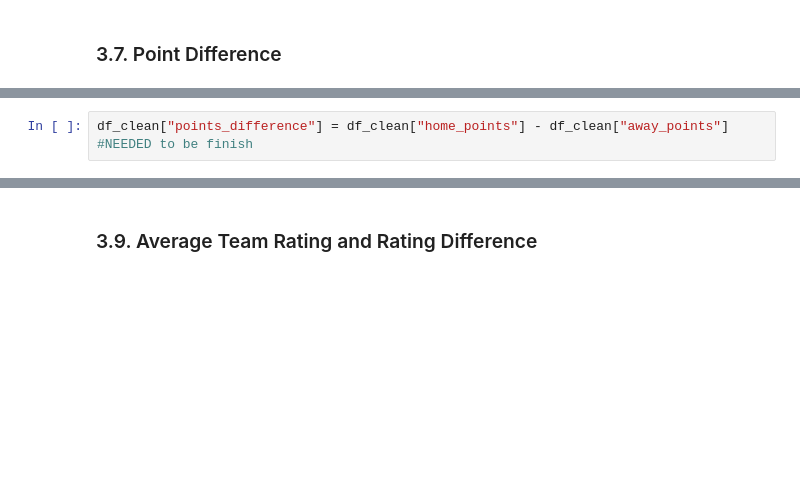
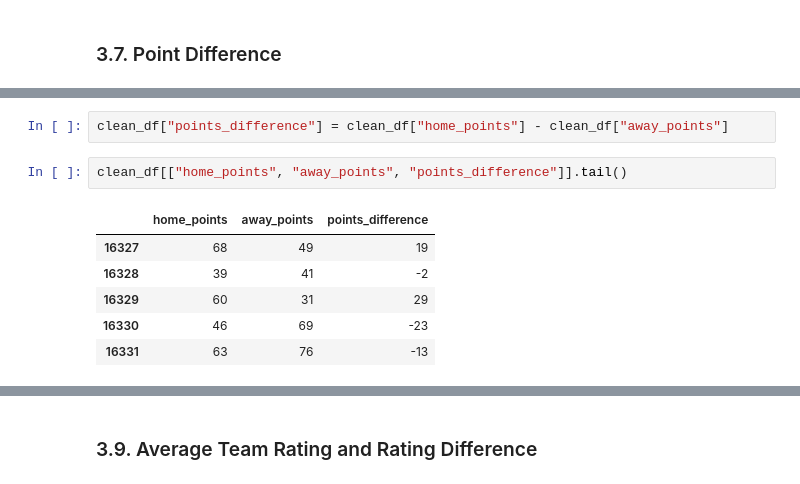
Before and after one commit to magrimuc/prj-2-eda-sql-football-matches-statistics, a Jupyter notebook: MaNU_notebook.ipynb, the cells around one changed output, grey strips where cells are left out. Cells and saved outputs as stored; diff of their text form; blank space fills up the shorter version.

```diff
--- a/MaNU_notebook.ipynb
+++ b/MaNU_notebook.ipynb
@@ -685,2 +707,11 @@ NEEDED to be finish
 # %%
-df_clean["points_difference"] = df_clean["home_points"] - df_clean["away_points"] #NEEDED to be finish
+clean_df["points_difference"] = clean_df["home_points"] - clean_df["away_points"]
+# %%
+clean_df[["home_points", "away_points", "points_difference"]].tail()
+# %% [output]
+|  | home_points | away_points | points_difference |
+| 16327 | 68 | 49 | 19 |
+| 16328 | 39 | 41 | -2 |
+| 16329 | 60 | 31 | 29 |
+| 16330 | 46 | 69 | -23 |
+| 16331 | 63 | 76 | -13 |
```
Also changed, not shown: parts of 21 cells of this notebook.
